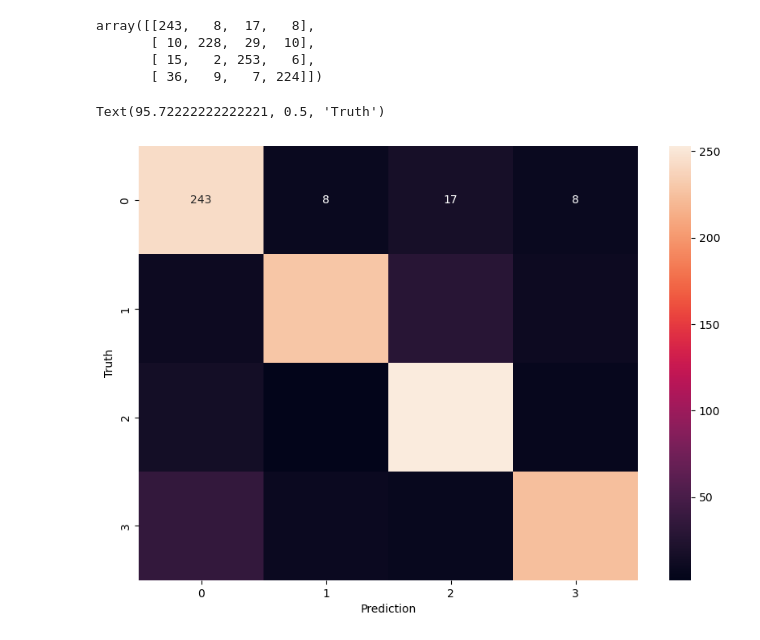
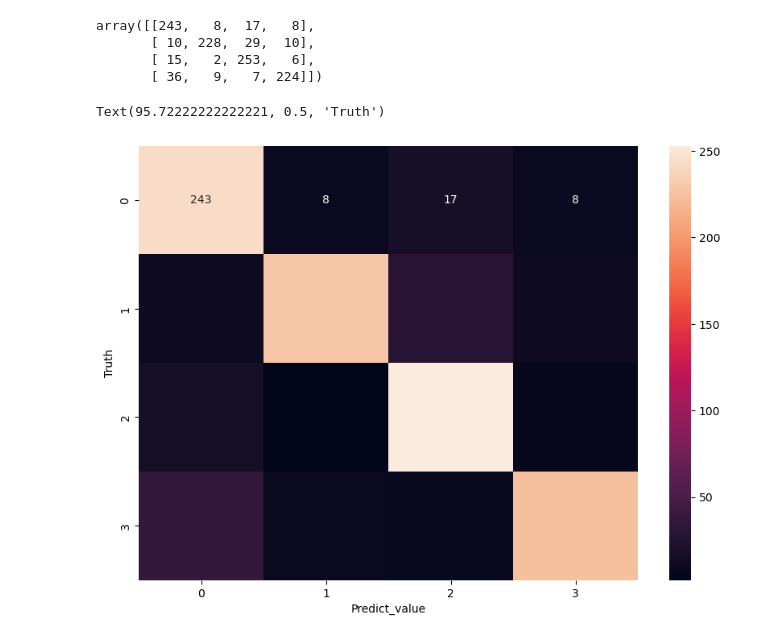
Before and after one commit to ruchipriya21/news_classify, a Jupyter notebook: code.ipynb, the cells around one changed output. Saved outputs shown, nothing was run; the diff lists cells and outputs as text; code cells hidden in the pictures.

```diff
--- a/code.ipynb
+++ b/code.ipynb
@@ -304,10 +301,10 @@ array([[243,   8,  17,   8],
 # %%
 from matplotlib import pyplot as plt
 import seaborn as sn
 plt.figure(figsize = (10,7))
 sn.heatmap(cm, annot=True, fmt='d')
-plt.xlabel('Prediction')
+plt.xlabel('Predict_value')
 plt.ylabel('Truth')
 # %% [output]
 Text(95.72222222222221, 0.5, 'Truth')
-[figure, old version]
+[figure, new version]
```
Also changed, not shown: parts of 3 cells of this notebook.
